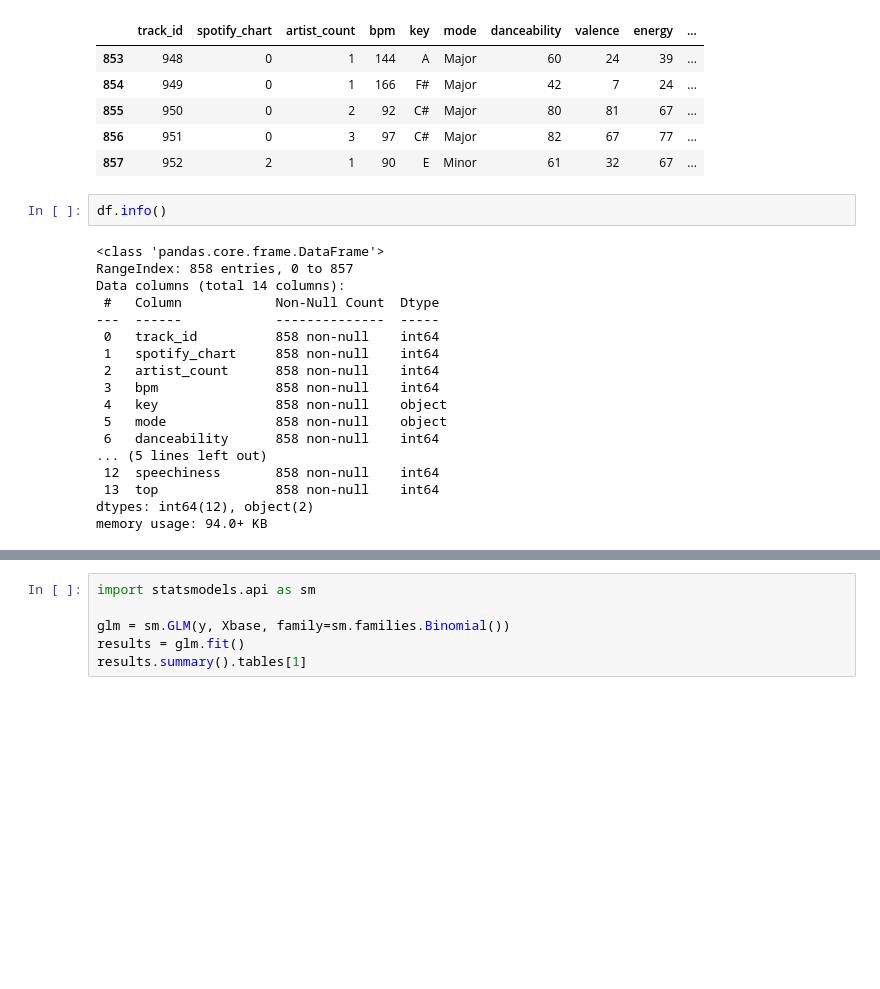
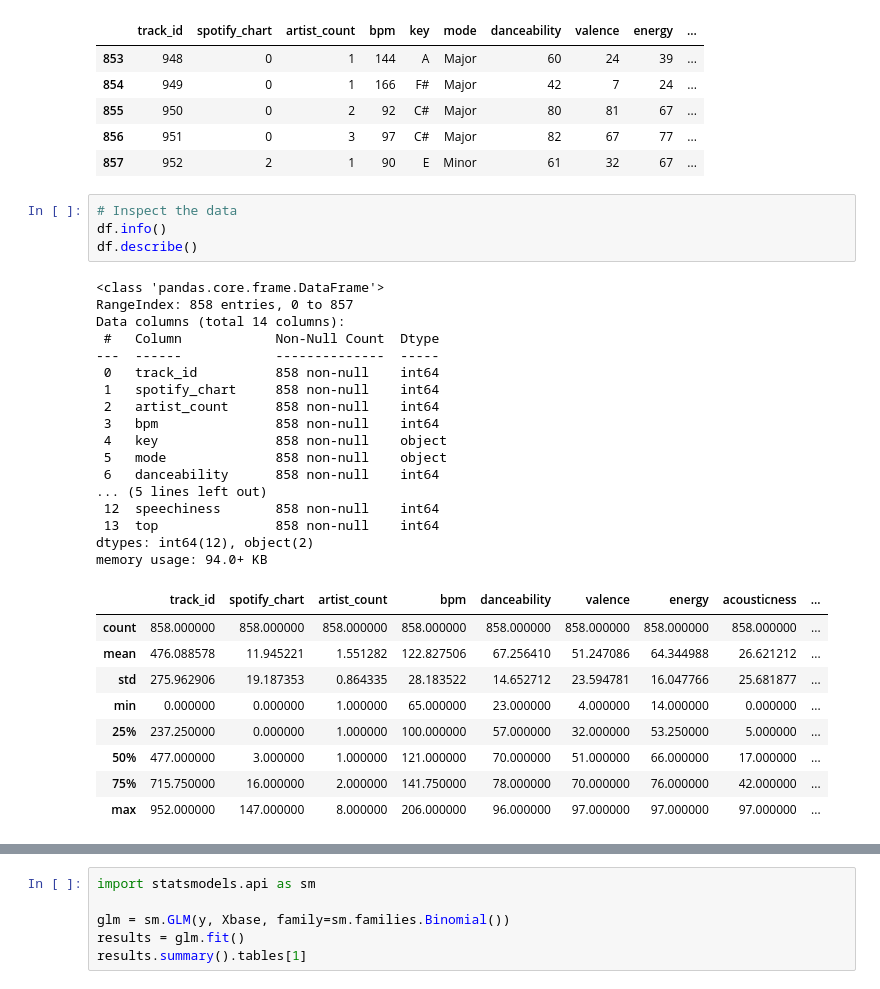
Before and after one commit to pabloestradac/causalml-basics, a Jupyter notebook: notebooks/Classification.ipynb, the cells around one changed output, grey strips where cells are left out. Drawn from its saved outputs; the diff is of its cells as text; blank space fills up the shorter version.

```diff
--- a/notebooks/Classification.ipynb
+++ b/notebooks/Classification.ipynb
@@ -48,23 +47,34 @@ df.tail()
 | 855 | 950 | 0 | 2 | 92 | C# | Major | 80 | 81 | 67 | ... |
 | 856 | 951 | 0 | 3 | 97 | C# | Major | 82 | 67 | 77 | ... |
 | 857 | 952 | 2 | 1 | 90 | E | Minor | 61 | 32 | 67 | ... |
-# %%
-df.info()
-# %% [output]
-<class 'pandas.core.frame.DataFrame'>
-RangeIndex: 858 entries, 0 to 857
-Data columns (total 14 columns):
- #   Column            Non-Null Count  Dtype
----  ------            --------------  -----
- 0   track_id          858 non-null    int64
- 1   spotify_chart     858 non-null    int64
- 2   artist_count      858 non-null    int64
- 3   bpm               858 non-null    int64
- 4   key               858 non-null    object
- 5   mode              858 non-null    object
- 6   danceability      858 non-null    int64
-... (5 lines left out)
- 12  speechiness       858 non-null    int64
- 13  top               858 non-null    int64
-dtypes: int64(12), object(2)
-memory usage: 94.0+ KB
+# %%
+# Inspect the data
+df.info()
+df.describe()
+# %% [output]
+<class 'pandas.core.frame.DataFrame'>
+RangeIndex: 858 entries, 0 to 857
+Data columns (total 14 columns):
+ #   Column            Non-Null Count  Dtype
+---  ------            --------------  -----
+ 0   track_id          858 non-null    int64
+ 1   spotify_chart     858 non-null    int64
+ 2   artist_count      858 non-null    int64
+ 3   bpm               858 non-null    int64
+ 4   key               858 non-null    object
+ 5   mode              858 non-null    object
+ 6   danceability      858 non-null    int64
+... (5 lines left out)
+ 12  speechiness       858 non-null    int64
+ 13  top               858 non-null    int64
+dtypes: int64(12), object(2)
+memory usage: 94.0+ KB
+|  | track_id | spotify_chart | artist_count | bpm | danceability | valence | energy | acousticness | ... |
+| count | 858.000000 | 858.000000 | 858.000000 | 858.000000 | 858.000000 | 858.000000 | 858.000000 | 858.000000 | ... |
+| mean | 476.088578 | 11.945221 | 1.551282 | 122.827506 | 67.256410 | 51.247086 | 64.344988 | 26.621212 | ... |
+| std | 275.962906 | 19.187353 | 0.864335 | 28.183522 | 14.652712 | 23.594781 | 16.047766 | 25.681877 | ... |
+| min | 0.000000 | 0.000000 | 1.000000 | 65.000000 | 23.000000 | 4.000000 | 14.000000 | 0.000000 | ... |
+| 25% | 237.250000 | 0.000000 | 1.000000 | 100.000000 | 57.000000 | 32.000000 | 53.250000 | 5.000000 | ... |
+| 50% | 477.000000 | 3.000000 | 1.000000 | 121.000000 | 70.000000 | 51.000000 | 66.000000 | 17.000000 | ... |
+| 75% | 715.750000 | 16.000000 | 2.000000 | 141.750000 | 78.000000 | 70.000000 | 76.000000 | 42.000000 | ... |
+| max | 952.000000 | 147.000000 | 8.000000 | 206.000000 | 96.000000 | 97.000000 | 97.000000 | 97.000000 | ... |
```
Also changed, not shown: parts of 12 cells of this notebook.
